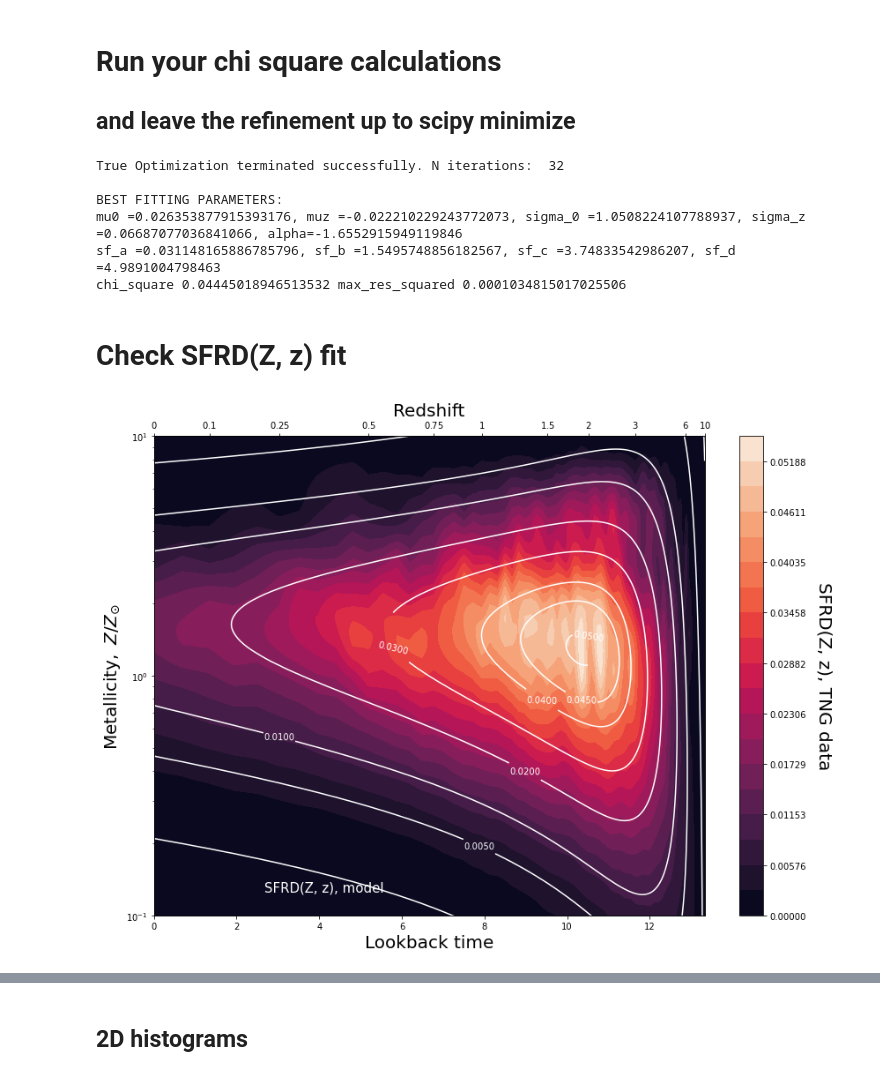
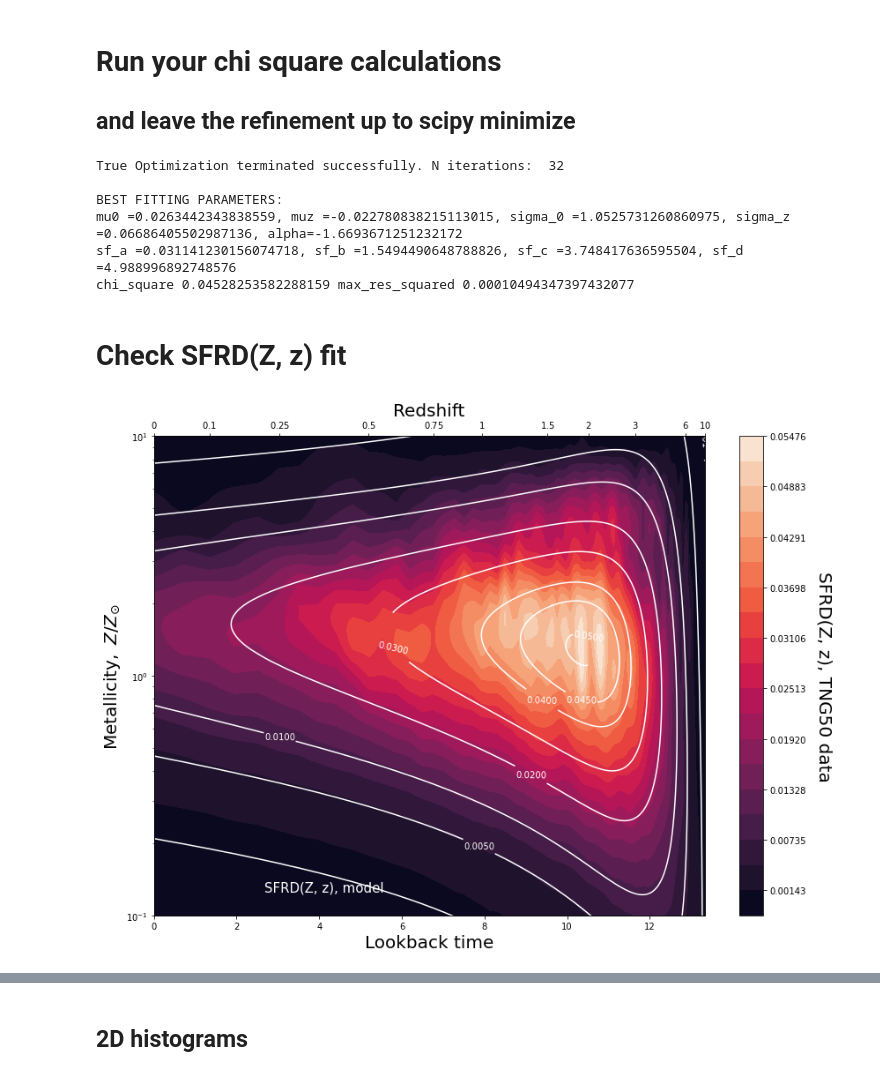
Before and after one commit to sashalvna/Fit_SFRD_TNG, a Jupyter notebook: Fit_model_to_sfrdzZ_TNG.ipynb, the cells around one changed output, grey strips where cells are left out. Drawn from its saved outputs; the diff is of its cells as text; code cells hidden in the pictures.

```diff
--- a/Fit_model_to_sfrdzZ_TNG.ipynb
+++ b/Fit_model_to_sfrdzZ_TNG.ipynb
@@ -38,10 +38,20 @@ import ReadFitData as read
 importlib.reload(read)
 
 #Change file names to match TNG version
-Cosmol_sim_location = paths.data / "SFRMetallicityFromGasTNG50-1.hdf5"
-fit_filename = 'test_best_fit_parameters_TNG50.txt'
-rbox = 35 #35 for 50, 75 for 100, 205 for 300
-minimize_method = 'BFGS' #nelder-mead
+tng=50
+Cosmol_sim_location = paths.data / str("SFRMetallicityFromGasTNG%s-1.hdf5"%tng)
+fit_filename = 'test_best_fit_parameters_TNG%s.txt'%tng
+if tng==50:
+    rbox=35
+elif tng==100:
+    rbox=75
+elif tng==300:
+    rbox=205
+
+if tng==300:
+    minimize_method = 'nelder-mead' #nelder-mead, BFGS
+else:
+    minimize_method = 'BFGS'
 # %% [markdown]
 # First read the data that you want to fit to
 ***
@@ -101,7 +111,7 @@ log_tofit_Sim_metals = np.log10(tofit_Sim_metals)
 metals_new           = np.logspace(min(log_tofit_Sim_metals), max(log_tofit_Sim_metals), 500)
 
 SFRDnew = f_interp(Lookbacktimes_new,metals_new)
-SFRDnew[SFRDnew < 0] = 0
+#SFRDnew[SFRDnew < 0] = 0
 # %%
 #check what the SFR and interpolated SFRD (with metallicities) look like
 fig, ax = plt.subplots(1, 2, figsize=(12, 4))
@@ -223,9 +233,9 @@ v = res['fun']/   N_elements  # variance of residuals, sse/n
 True Optimization terminated successfully. N iterations:  32
 
 BEST FITTING PARAMETERS:
-mu0 =0.026353877915393176, muz =-0.022210229243772073, sigma_0 =1.0508224107788937, sigma_z =0.06687077036841066, alpha=-1.6552915949119846
-sf_a =0.031148165886785796, sf_b =1.5495748856182567, sf_c =3.74833542986207, sf_d =4.9891004798463
-chi_square 0.04445018946513532 max_res_squared 0.0001034815017025506
+mu0 =0.0263442343838559, muz =-0.022780838215113015, sigma_0 =1.0525731260860975, sigma_z =0.06686405502987136, alpha=-1.6693671251232172
+sf_a =0.031141230156074718, sf_b =1.5494490648788826, sf_c =3.748417636595504, sf_d =4.988996892748576
+chi_square 0.04528253582288159 max_res_squared 0.00010494347397432077
 # %%
 if res.success:
     np.savetxt(paths.data / fit_filename,
@@ -250,33 +260,37 @@ cmap = sns.color_palette('rocket', as_cmap=True)
 # %%
 fig, ax = plt.subplots(figsize = (14,10))
 
 levels = np.linspace(np.amin(SFRDnew), np.amax(SFRDnew), 20)
-#clevels = [1e-3, 0.005, 0.01, 0.015, 0.02, 0.025, 0.03, 0.032, 0.0335] #tng100
-clevels = [1e-10, 1e-6, 1e-4, 1e-3, 0.005, 0.01, 0.02, 0.03, 0.04, 0.045, 0.05] #tng50
+if tng==50:
+    clevels = [1e-10, 1e-6, 1e-4, 1e-3, 0.005, 0.01, 0.02, 0.03, 0.04, 0.045, 0.05] #tng50
+elif tng==100:
+    clevels = [1e-3, 0.005, 0.01, 0.015, 0.02, 0.025, 0.03, 0.032, 0.0335] #tng100
+elif tng==300:
+    clevels = [1e-3, 0.005, 0.01, 0.015,0.02, 0.022, 0.024] #tng300
 
 data = ax.contourf(Lookbacktimes_new, metals_new/Zsun, SFRDnew, levels=levels, cmap=cmap)
 modelplot = ax.contour(Lookbacktimes_new, metals_new/Zsun, model.T, levels=clevels, colors='white')
 ax.clabel(modelplot, fontsize=10, inline=True)
 
 ax.set_yscale('log')
 ax.set_xlabel('Lookback time', fontsize=20)
 ax.set_ylabel(r'$\mathrm{Metallicity}, \ Z/Z_{\rm{\odot}}$', fontsize=20)
 ax.text(0.2, 0.05, "SFRD(Z, z), model", transform=ax.transAxes, fontsize=15, color='white')
 ax.set_ylim(10**-1, 10**1)
 
 ax2 = ax.twiny()
 redshift_tick_list = [0,0.1, 0.25, 0.5, 0.75, 1.0,1.5, 2, 3, 6, 10]
 ax2.set_xticks([cosmo.lookback_time(z).value for z in redshift_tick_list])
 ax2.set_xticklabels(['${:g}$'.format(z) for z in redshift_tick_list])
 ax2.set_xlabel('Redshift', fontsize = 20)
 ax.set_xlim(min(Lookbacktimes_new), max(Lookbacktimes_new))
 ax2.set_xlim(min(Lookbacktimes_new), max(Lookbacktimes_new))
 
 cbar = fig.colorbar(data)
-cbar.set_label('SFRD(Z, z), TNG data', rotation=270, fontsize=20, labelpad=30)
+cbar.set_label('SFRD(Z, z), TNG%s data'%tng, rotation=270, fontsize=20, labelpad=30)
 
-fig.savefig("SFRD_Z_z_TNGinterpolated.png", bbox_inches='tight')
+fig.savefig("SFRD_Z_z_TNG%sinterpolated.png"%tng, bbox_inches='tight')
 # %% [output]
-[figure, old version]
+[figure, new version]
 # %%
 fig, ax = plt.subplots(figsize = (14,10))
```
Also changed, not shown: parts of 9 cells of this notebook, 4 other files.
